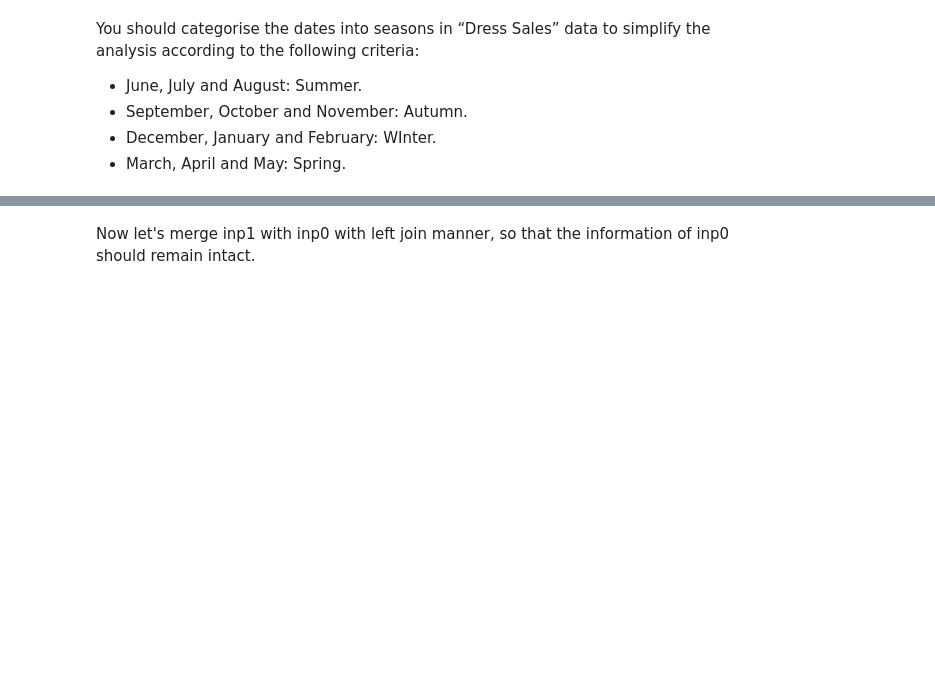
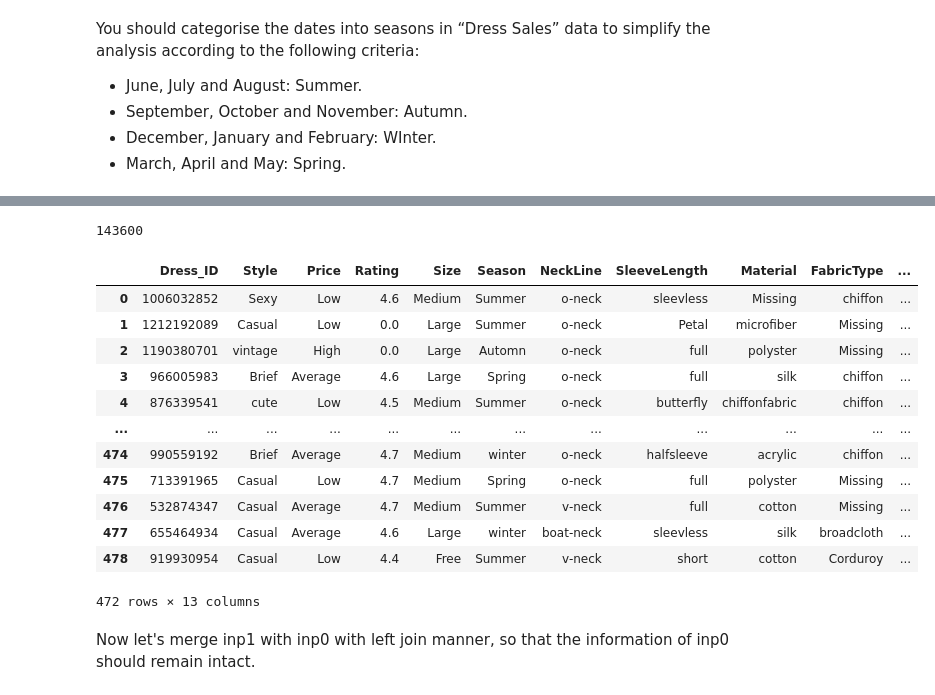
Before and after one commit to deepak7meher/machine-learning, a Jupyter notebook: EDA-Exercise.ipynb, the cells around one changed output, grey strips where cells are left out. Cells and saved outputs as stored; diff of their text form; code cells hidden in the pictures; blank space fills up the shorter version.

```diff
--- a/EDA-Exercise.ipynb
+++ b/EDA-Exercise.ipynb
@@ -117,5 +226,24 @@ You should categorise the dates into seasons in “Dress Sales” data to simpli
 # %%
 # calculate the sum of sales in each seasons in inp1 i.e. "Dress Sales".
+inp1.Spring.sum()
+# %% [output]
+143600
+# %%
+inp0
+# %% [output]
+|  | Dress_ID | Style | Price | Rating | Size | Season | NeckLine | SleeveLength | Material | FabricType | ... |
+| 0 | 1006032852 | Sexy | Low | 4.6 | Medium | Summer | o-neck | sleevless | Missing | chiffon | ... |
+| 1 | 1212192089 | Casual | Low | 0.0 | Large | Summer | o-neck | Petal | microfiber | Missing | ... |
+| 2 | 1190380701 | vintage | High | 0.0 | Large | Automn | o-neck | full | polyster | Missing | ... |
+| 3 | 966005983 | Brief | Average | 4.6 | Large | Spring | o-neck | full | silk | chiffon | ... |
+| 4 | 876339541 | cute | Low | 4.5 | Medium | Summer | o-neck | butterfly | chiffonfabric | chiffon | ... |
+| ... | ... | ... | ... | ... | ... | ... | ... | ... | ... | ... | ... |
+| 474 | 990559192 | Brief | Average | 4.7 | Medium | winter | o-neck | halfsleeve | acrylic | chiffon | ... |
+| 475 | 713391965 | Casual | Low | 4.7 | Medium | Spring | o-neck | full | polyster | Missing | ... |
+| 476 | 532874347 | Casual | Average | 4.7 | Medium | Summer | v-neck | full | cotton | Missing | ... |
+| 477 | 655464934 | Casual | Average | 4.6 | Large | winter | boat-neck | sleevless | silk | broadcloth | ... |
+| 478 | 919930954 | Casual | Low | 4.4 | Free | Summer | v-neck | short | cotton | Corduroy | ... |
+472 rows × 13 columns
 # %% [markdown]
 Now let's merge inp1 with inp0 with left join manner, so that the information of inp0 should remain intact.
 # %%
```
Also changed, not shown: parts of 33 cells of this notebook.
